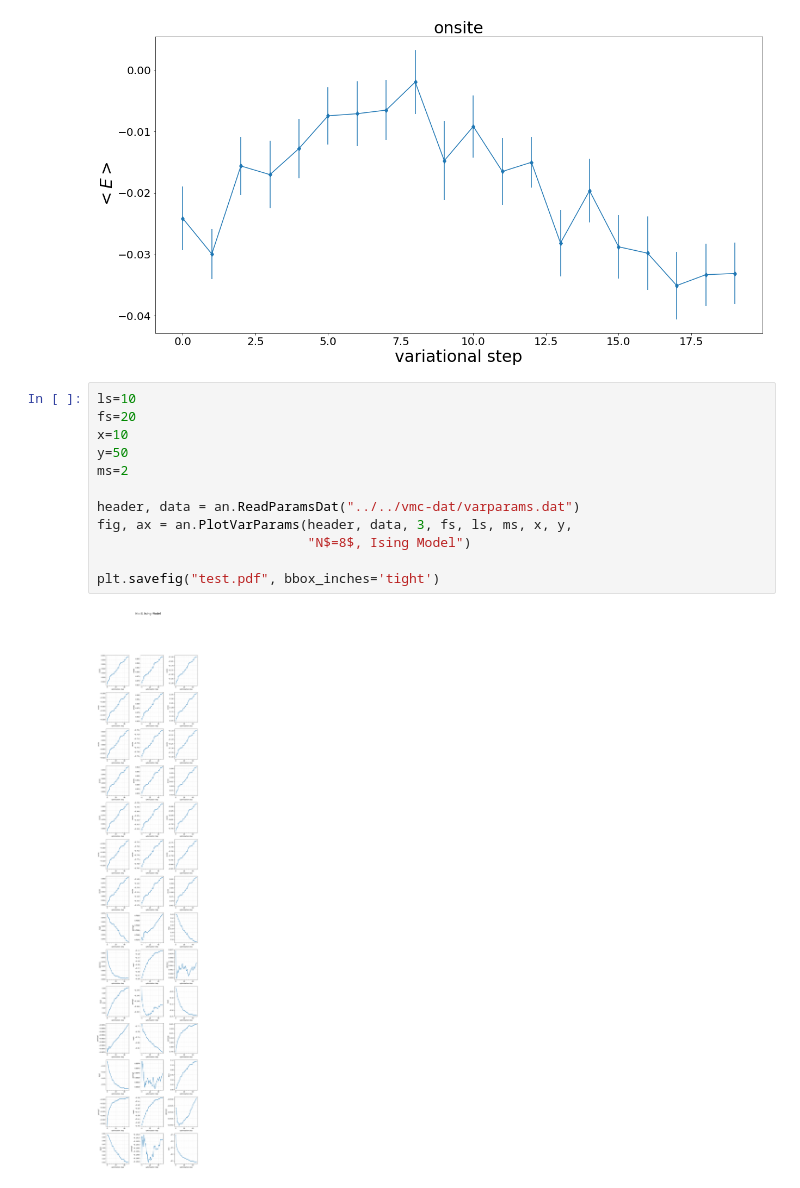
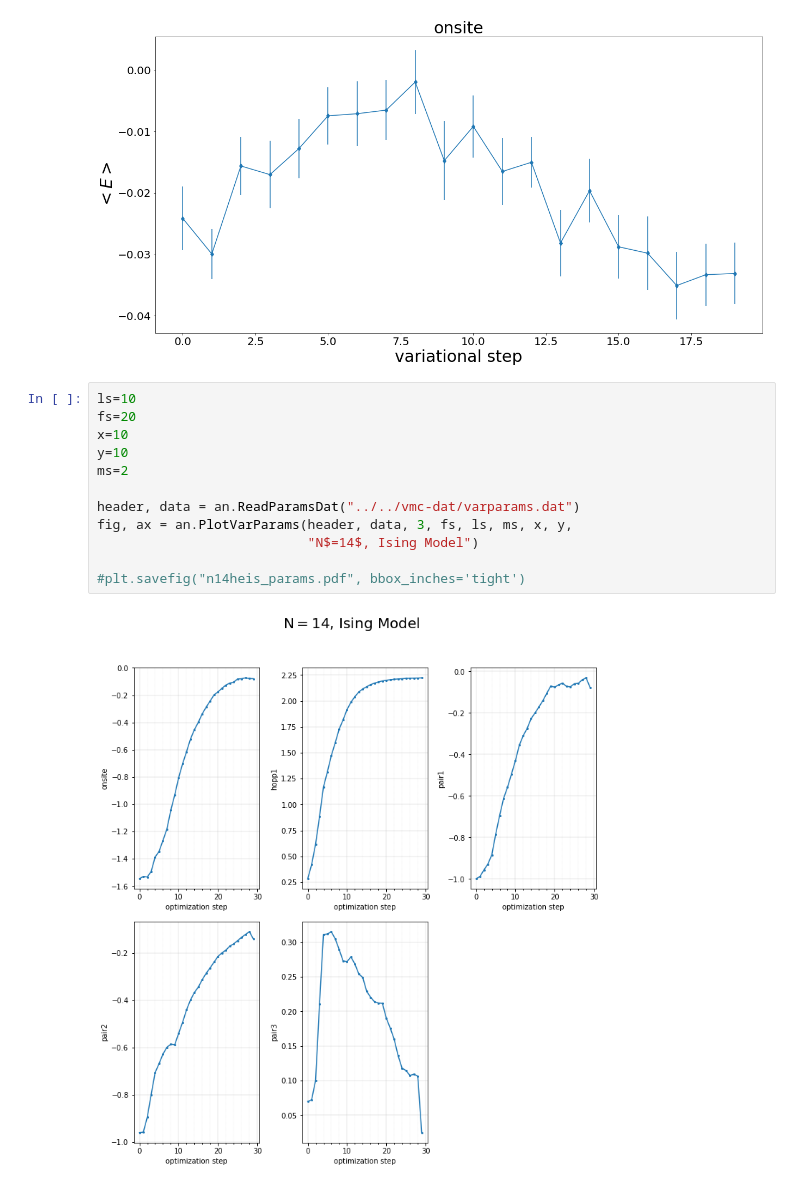
Before and after one commit to jimlambert/heisenberg_vmc, a Jupyter notebook: scripts/ObservablesAnalysis.ipynb, the cells around one changed output. Drawn from its saved outputs; the diff is of its cells as text.

```diff
--- a/scripts/ObservablesAnalysis.ipynb
+++ b/scripts/ObservablesAnalysis.ipynb
@@ -36,14 +38,14 @@ plt.show()
 # %%
 ls=10
 fs=20
 x=10
-y=50
+y=10
 ms=2
 
 header, data = an.ReadParamsDat("../../vmc-dat/varparams.dat")
 fig, ax = an.PlotVarParams(header, data, 3, fs, ls, ms, x, y,
-                           "N$=8$, Ising Model")
+                           "N$=14$, Ising Model")
 
-plt.savefig("test.pdf", bbox_inches='tight')
+#plt.savefig("n14heis_params.pdf", bbox_inches='tight')
 # %% [output]
-[figure, old version]
+[figure, new version]
```
Also changed, not shown: parts of 1 cell of this notebook, 35 other files.
